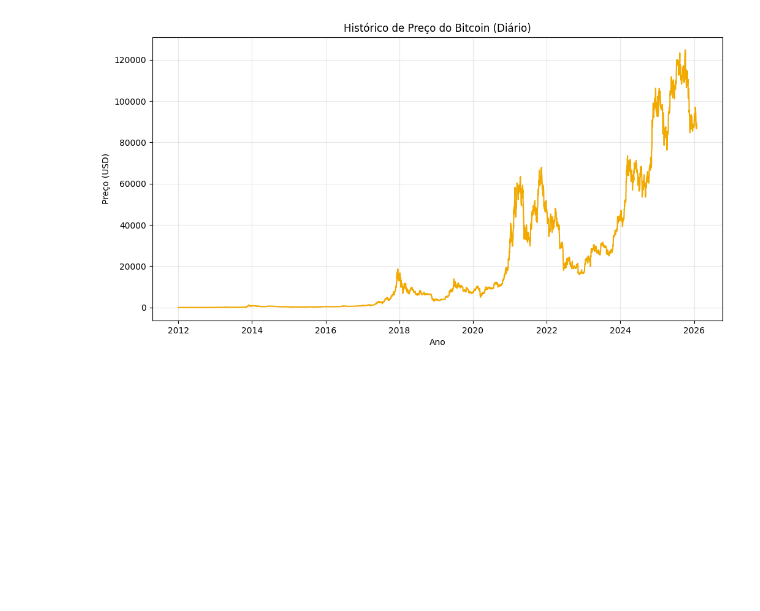
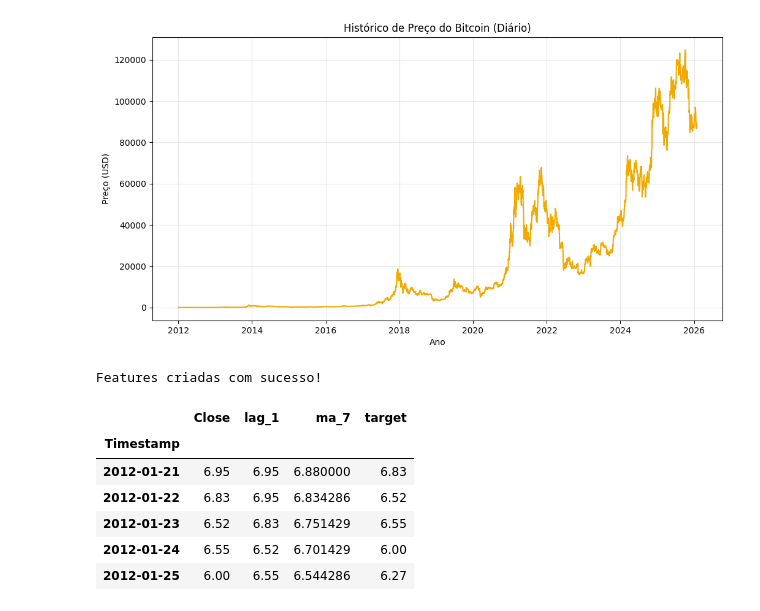
Before and after one commit to GusCorr/bitcoin-prediction-lightgbm, a Jupyter notebook: modelo_bitcoin.ipynb, the cells around one changed output. Saved outputs shown, nothing was run; the diff lists cells and outputs as text; code cells hidden in the pictures; blank space fills up the shorter version.

```diff
--- a/modelo_bitcoin.ipynb
+++ b/modelo_bitcoin.ipynb
@@ -73,3 +73,35 @@ plt.grid(True, alpha=0.3)
 plt.show()
 # %% [output]
 [figure]
+# %%
+# 1. Criando Lags (Preços de dias anteriores)
+for i in range(1, 4):
+    df_daily[f'lag_{i}'] = df_daily['Close'].shift(i)
+
+# 2. Médias Móveis (Tendência de curto e médio prazo)
+df_daily['ma_7'] = df_daily['Close'].rolling(window=7).mean()
+df_daily['ma_21'] = df_daily['Close'].rolling(window=21).mean()
+
+# 3. Volatilidade (Desvio padrão de 7 dias)
+df_daily['std_7'] = df_daily['Close'].rolling(window=7).std()
+
+# 4. Diferença percentual (Retorno diário)
+df_daily['daily_return'] = df_daily['Close'].pct_change()
+
+# 5. Criando o Target (O preço de AMANHÃ que queremos prever)
+df_daily['target'] = df_daily['Close'].shift(-1)
+
+# Remover as linhas com NaN criadas pelos deslocamentos (shifts)
+df_daily.dropna(inplace=True)
+
+print("Features criadas com sucesso!")
+df_daily[['Close', 'lag_1', 'ma_7', 'target']].head()
+# %% [output]
+Features criadas com sucesso!
+|  | Close | lag_1 | ma_7 | target |
+| Timestamp |  |  |  |  |
+| 2012-01-21 | 6.95 | 6.95 | 6.880000 | 6.83 |
+| 2012-01-22 | 6.83 | 6.95 | 6.834286 | 6.52 |
+| 2012-01-23 | 6.52 | 6.83 | 6.751429 | 6.55 |
+| 2012-01-24 | 6.55 | 6.52 | 6.701429 | 6.00 |
+| 2012-01-25 | 6.00 | 6.55 | 6.544286 | 6.27 |
```
Also changed, not shown: parts of 2 cells of this notebook, 1 other file.
